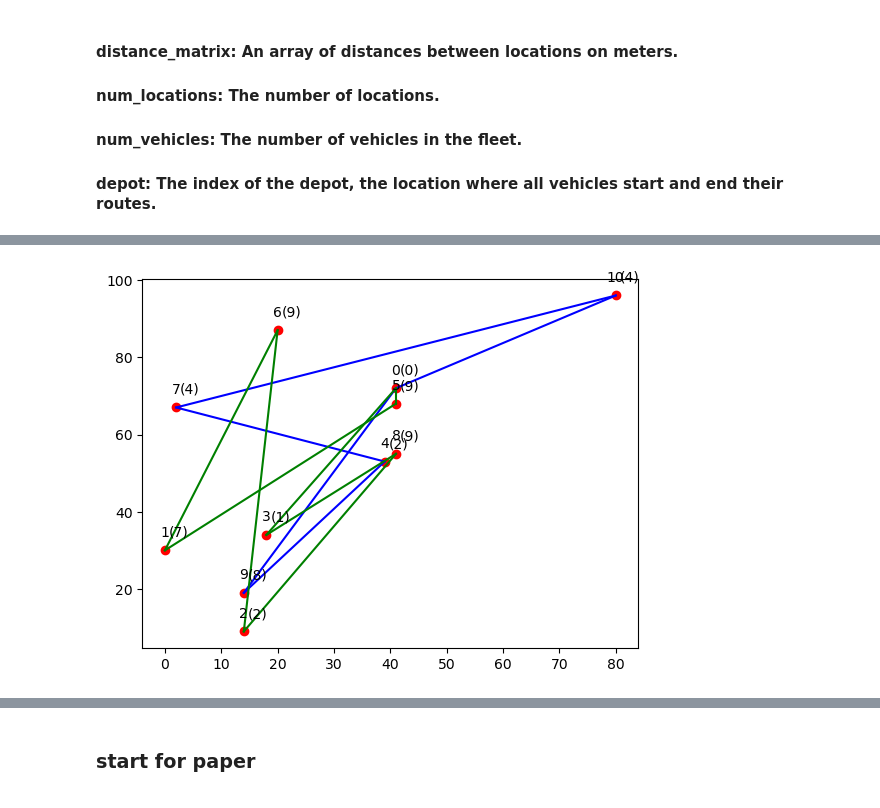
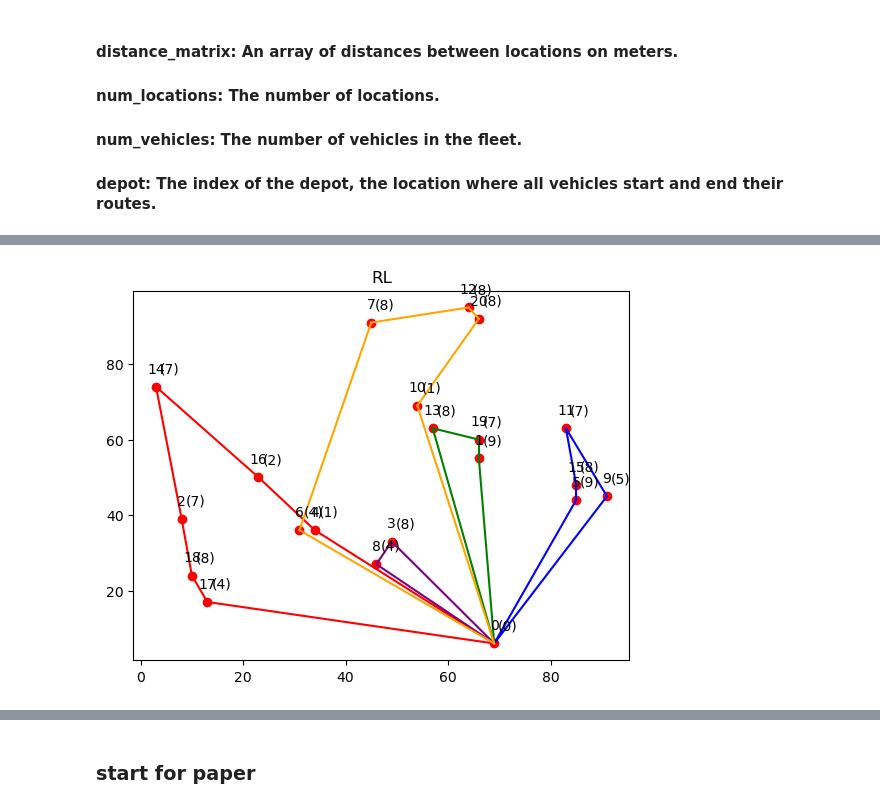
Before and after one commit to Pudro/vrvrl, a Jupyter notebook: vrp.ipynb, the cells around one changed output, grey strips where cells are left out. Drawn from its saved outputs; the diff is of its cells as text; code cells hidden in the pictures.

Commit message:
path plots

```diff
--- a/vrp.ipynb
+++ b/vrp.ipynb
@@ -3,0 +10,7 @@ from ortools.constraint_solver import pywrapcp
+# %%
+locations = x['problem'].locations # x,y for customers
+# %%
+solution = x['solution'] # list with next cutomers
+# %%
+capacities = x['problem'].capacities # cap for customers
+capacities[0] = 0
@@ -7,17 +22,7 @@ from ortools.constraint_solver import pywrapcp
 #### num_vehicles: The number of vehicles in the fleet.
 #### depot: The index of the depot, the location where all vehicles start and end their routes.
 # %%
-original_list = [[4.17022005e-01, 7.20324493e-01],
- [1.14374817e-04, 3.02332573e-01],
- [1.46755891e-01, 9.23385948e-02],
- [1.86260211e-01, 3.45560727e-01],
- [3.96767474e-01, 5.38816734e-01],
- [4.19194514e-01, 6.85219500e-01],
- [2.04452250e-01, 8.78117436e-01],
- [2.73875932e-02, 6.70467510e-01],
- [4.17304802e-01, 5.58689828e-01],
- [1.40386939e-01, 1.98101489e-01],
- [8.00744569e-01, 9.68261576e-01]]
+original_list = locations
 # %%
 rounded_list = [[int((round(element*100, 2))) for element in row] for row in original_list]
 rounded_list
@@ -36,32 +47,32 @@ rounded_list
 # %%
 import matplotlib.pyplot as plt
 
 points = rounded_list
-routes = [[0, 10, 7, 4, 9, 0], [0, 5, 1, 6, 2, 8, 3, 0]]
-data = [0, 7, 2, 1, 2, 9, 9, 4, 9, 8, 4]
+routes = solution
+data = capacities
 
 x, y = zip(*points)
 
 plt.scatter(x, y, color='red', marker='o')
 route_colors = ['blue', 'green', 'red', 'purple', 'orange']
 
 for index,route in enumerate(routes):
     color = route_colors[index % len(route_colors)]
 
     for i in range(len(route) - 1):
         plt.plot([x[route[i]], x[route[i + 1]]], [y[route[i]], y[route[i + 1]]], color=color)
 
     plt.plot([x[route[-1]], x[route[0]]], [y[route[-1]], y[route[0]]], color='blue')
 
 for i, txt in enumerate(range(len(x))):
     plt.annotate(txt, (x[i], y[i]), textcoords="offset points", xytext=(0, 10), ha='center')
 
 
 for i, txt in enumerate(data):
     plt.annotate(f"({txt})", (x[i], y[i]), textcoords="offset points", xytext=(10, 10), ha='center')
 
-
-
+plt.title('RL')
+plt.savefig('RL_20_500.png')
 plt.show()
 # %% [output]
-[figure, old version]
+[figure, new version]
```
Also changed, not shown: parts of 23 cells of this notebook.
